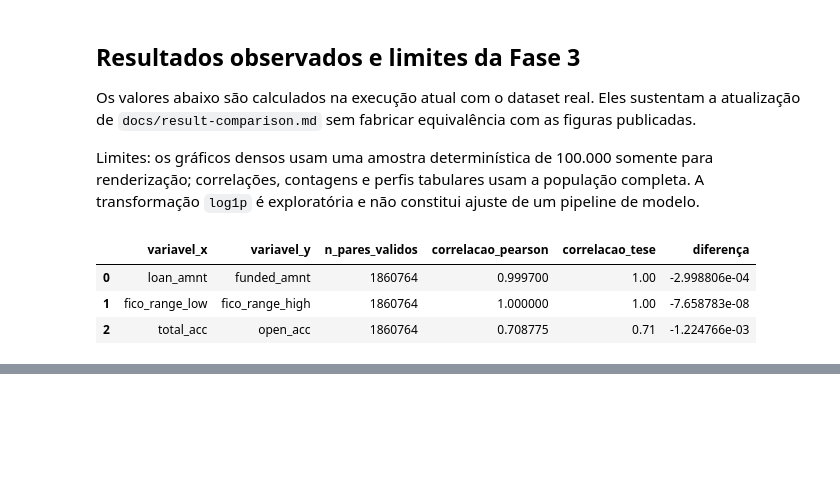
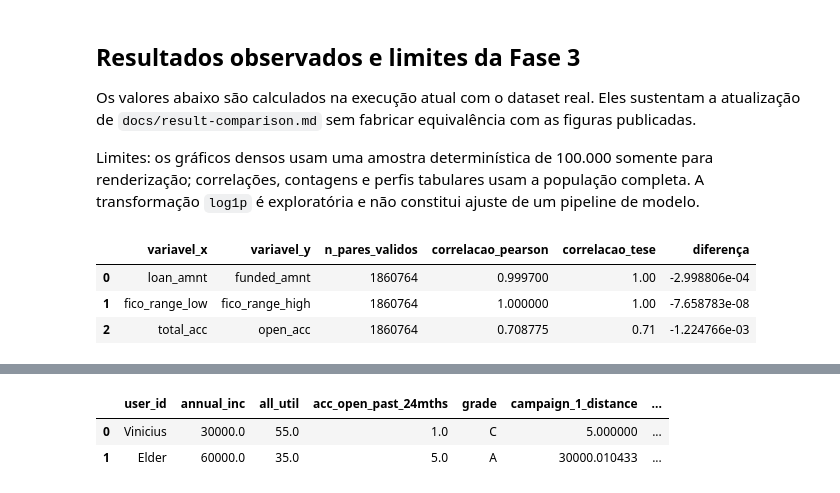
Before and after one commit to viniciuspizettadesouza/tcc-project, a Jupyter notebook: notebooks/tcc-reconstructed.ipynb, the cells around one changed output, grey strips where cells are left out. Saved outputs shown, nothing was run; the diff lists cells and outputs as text; code cells hidden in the pictures; blank space fills up the shorter version.

```diff
--- a/notebooks/tcc-reconstructed.ipynb
+++ b/notebooks/tcc-reconstructed.ipynb
@@ -466,0 +524,10 @@ observed_results
+# %%
+table_7 = reproduce_table_7()
+strict_campaign_2_examples = evaluate_campaign(table_7, CAMPAIGN_2_STRICT)
+table_7_comparison = table_7.copy()
+table_7_comparison["campaign_2_distance_strict_35"] = strict_campaign_2_examples["distance"]
+table_7_comparison
+# %% [output]
+|  | user_id | annual_inc | all_util | acc_open_past_24mths | grade | campaign_1_distance | ... |
+| 0 | Vinicius | 30000.0 | 55.0 | 1.0 | C | 5.000000 | ... |
+| 1 | Elder | 60000.0 | 35.0 | 5.0 | A | 30000.010433 | ... |
```
Also changed, not shown: parts of 14 cells of this notebook, 5 other files.
